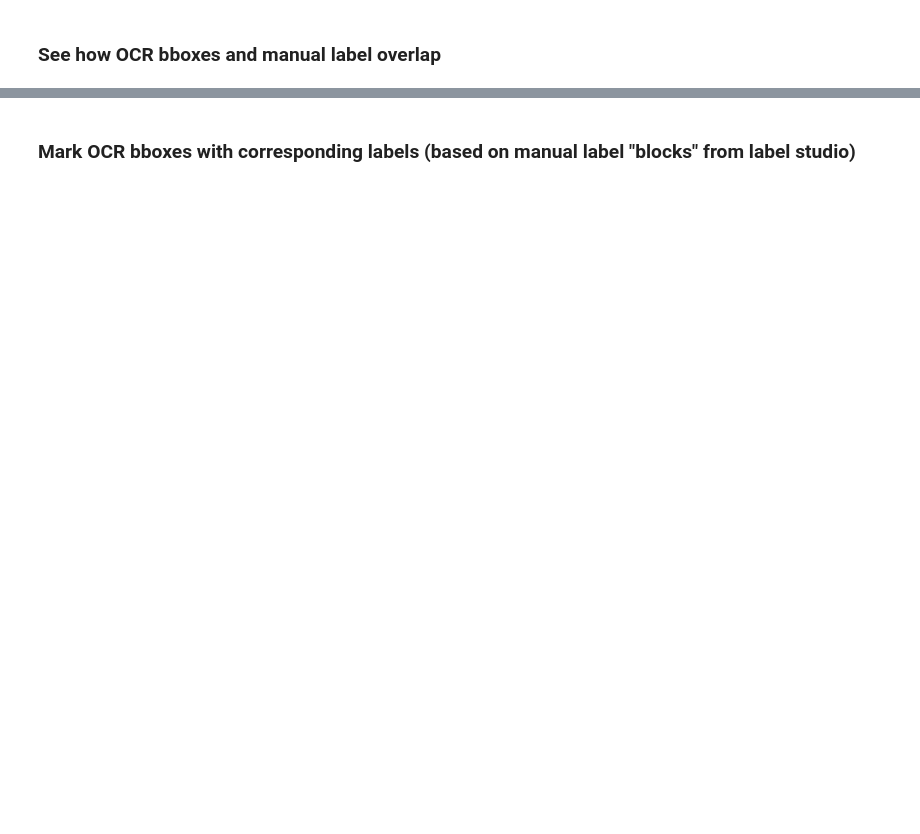
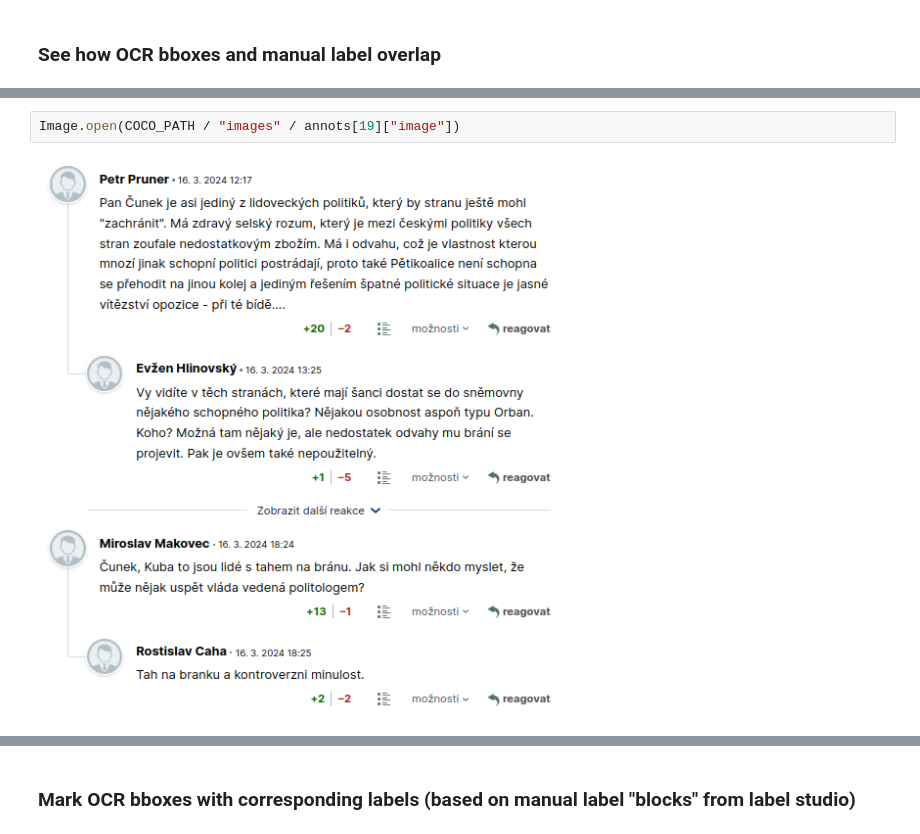
Before and after one commit to ceskyDJ/knn-project, a Jupyter notebook: src/fine_tune_v2_few_shot.ipynb, the cells around one changed output, grey strips where cells are left out. Saved outputs shown, nothing was run; the diff lists cells and outputs as text; blank space fills up the shorter version.

```diff
--- a/src/fine_tune_v2_few_shot.ipynb
+++ b/src/fine_tune_v2_few_shot.ipynb
@@ -208 +314,5 @@ def calculate_iou(box1, box2):
+# %%
+Image.open(COCO_PATH / "images" / annots[19]["image"])
+# %% [output]
+[figure, added]
 # %%
```
Also changed, not shown: parts of 34 cells of this notebook.
